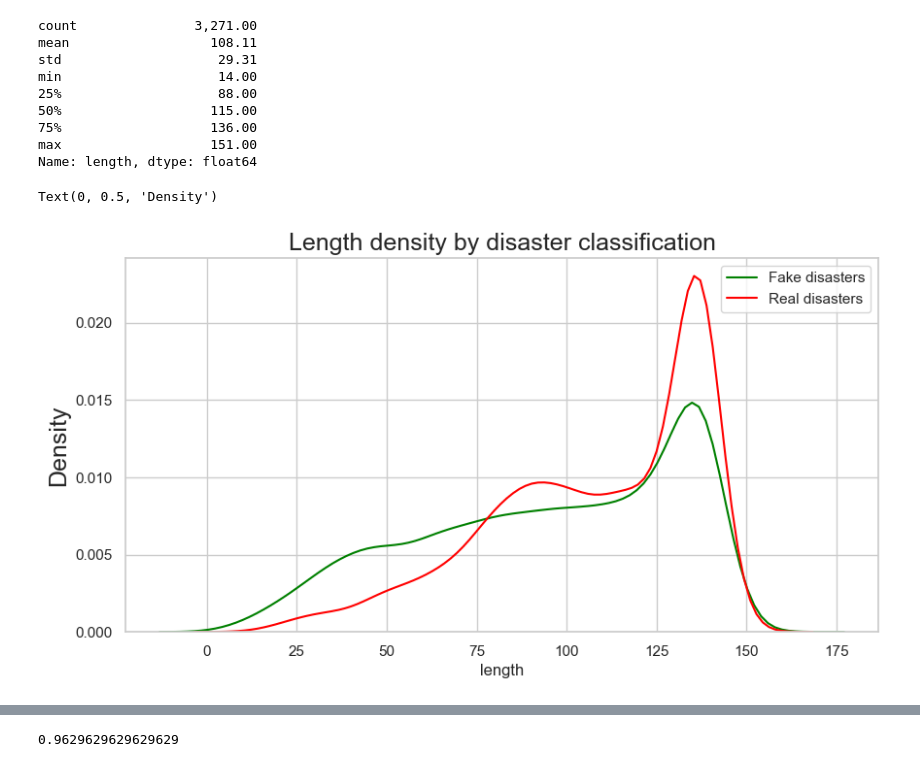
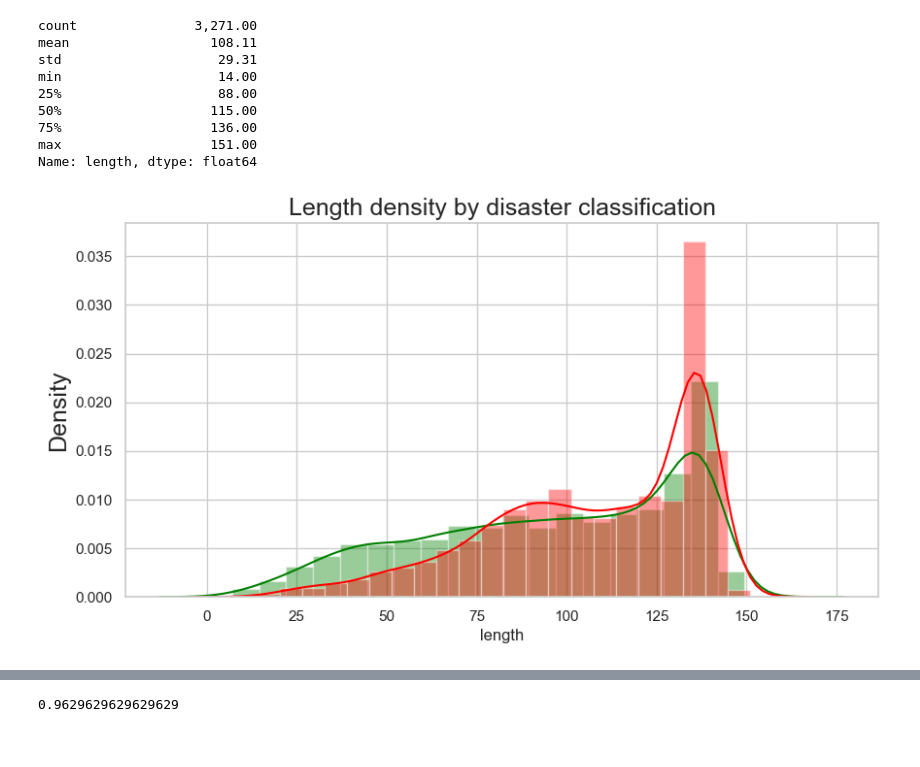
Before and after one commit to jorgesmu/nlp_disaster_tweets_prediction, a Jupyter notebook: notebook.ipynb, the cells around one changed output, grey strips where cells are left out. Saved outputs shown, nothing was run; the diff lists cells and outputs as text; code cells hidden in the pictures.

```diff
--- a/notebook.ipynb
+++ b/notebook.ipynb
@@ -263,11 +243,11 @@ min                    14.00
 max                   151.00
 Name: length, dtype: float64
 # %%
-g = sns.distplot(train_df[train_df["target"] == 0]["length"], color="green", label='Fake disasters', hist=False)
-g = sns.distplot(train_df[train_df["target"] == 1]["length"], color="red", label='Real disasters', hist=False)
+plot = sns.distplot(train_df[train_df["target"] == 0]["length"], color="green", label='Fake disasters', hist=True)
+plot = sns.distplot(train_df[train_df["target"] == 1]["length"], color="red", label='Real disasters', hist=True)
 
-g.set_title("Length density by disaster classification", fontsize=18)
-g.set_ylabel("Density", fontsize=18)
+plot.set_title("Length density by disaster classification", fontsize=18)
+plot.set_ylabel("Density", fontsize=18)
+plot.figure.savefig('words_distrution_by_classification.png', dpi=100)
 # %% [output]
-Text(0, 0.5, 'Density')
-[figure, old version]
+[figure, new version]
```
Also changed, not shown: parts of 93 cells of this notebook, 1 other file.
